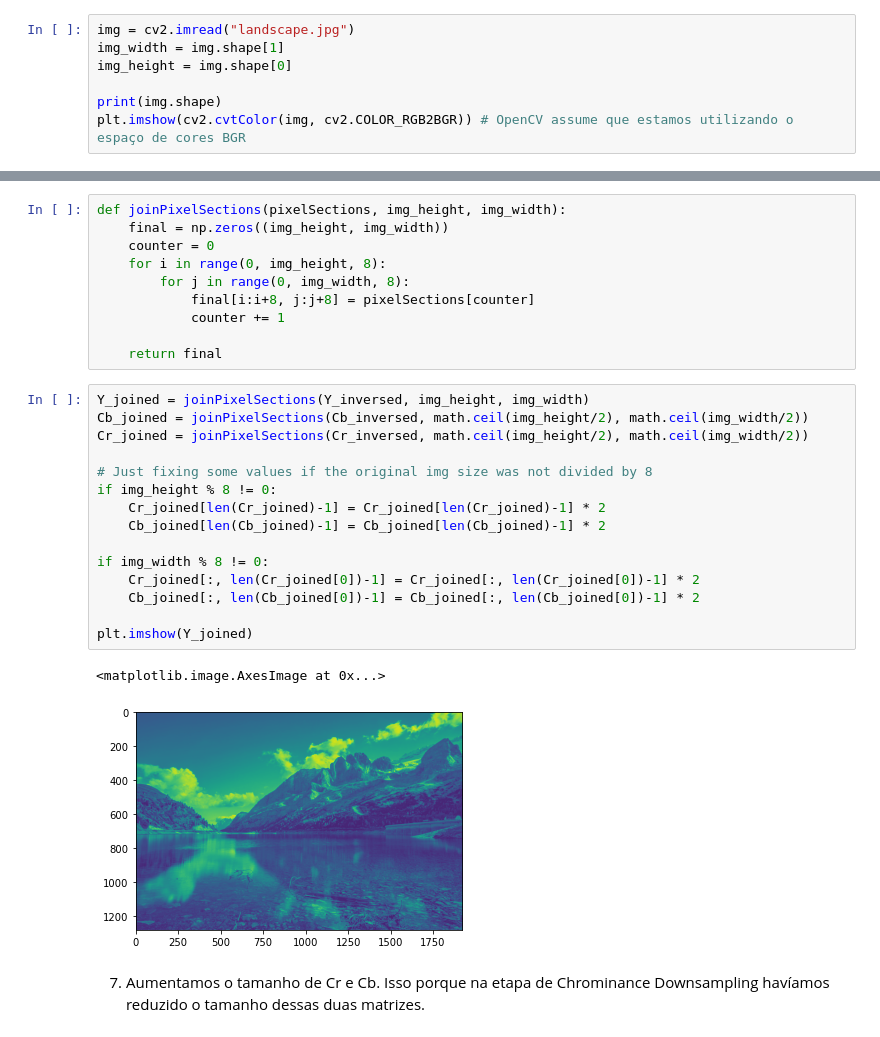
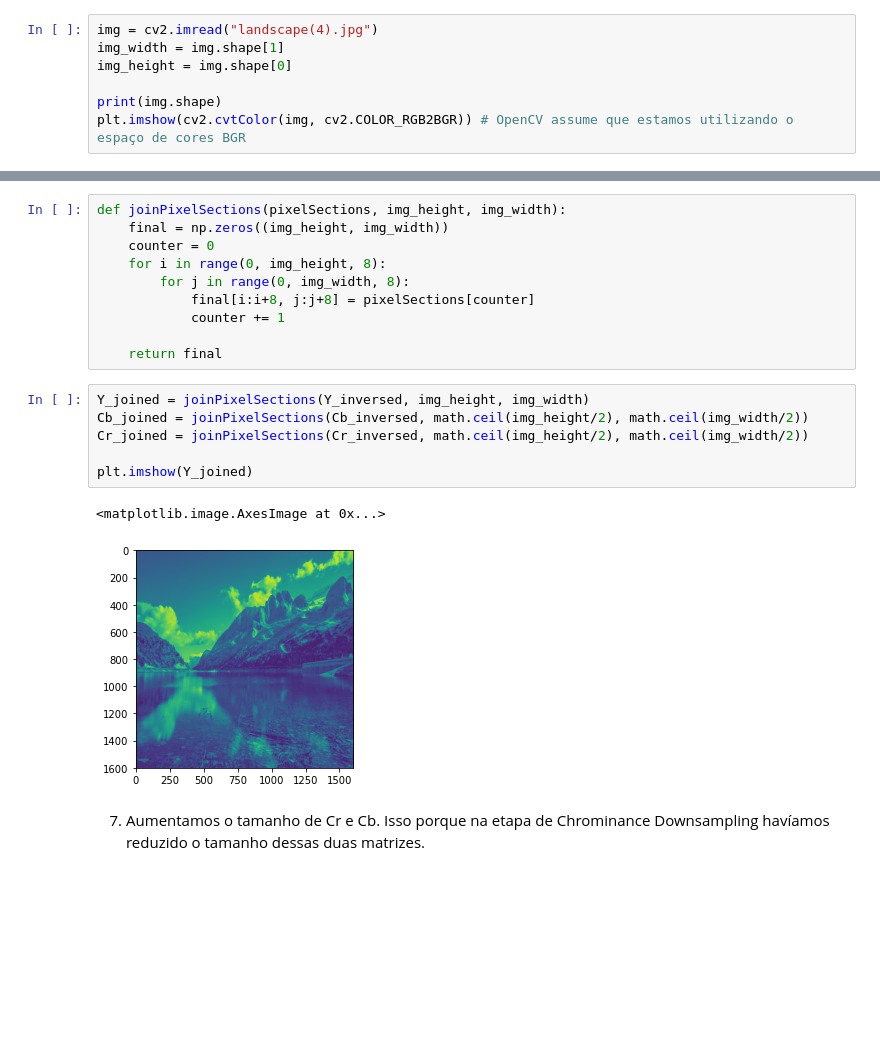
Before and after one commit to luiz-couto/image-compressor, a Jupyter notebook: img-compressor.ipynb, the cells around one changed output, grey strips where cells are left out. Drawn from its saved outputs; the diff is of its cells as text; blank space fills up the shorter version.

```diff
--- a/img-compressor.ipynb
+++ b/img-compressor.ipynb
@@ -26,7 +26,7 @@ def split(matrix, num):
 ## Inicialização
 Vamos começar carregando a imagem que será utilizada no processo de compressão, além de definir váriaveis globais que serão utlizadas ao longo do notebook.
 # %%
-img = cv2.imread("landscape.jpg")
+img = cv2.imread("landscape(4).jpg")
 img_width = img.shape[1]
 img_height = img.shape[0]
 
@@ -570,21 +570,12 @@ def joinPixelSections(pixelSections, img_height, img_width):
 # %%
 Y_joined = joinPixelSections(Y_inversed, img_height, img_width)
 Cb_joined = joinPixelSections(Cb_inversed, math.ceil(img_height/2), math.ceil(img_width/2))
 Cr_joined = joinPixelSections(Cr_inversed, math.ceil(img_height/2), math.ceil(img_width/2))
 
-# Just fixing some values if the original img size was not divided by 8
-if img_height % 8 != 0:
-    Cr_joined[len(Cr_joined)-1] = Cr_joined[len(Cr_joined)-1] * 2
-    Cb_joined[len(Cb_joined)-1] = Cb_joined[len(Cb_joined)-1] * 2
-
-if img_width % 8 != 0:
-    Cr_joined[:, len(Cr_joined[0])-1] = Cr_joined[:, len(Cr_joined[0])-1] * 2
-    Cb_joined[:, len(Cb_joined[0])-1] = Cb_joined[:, len(Cb_joined[0])-1] * 2
-
 plt.imshow(Y_joined)
 # %% [output]
 <matplotlib.image.AxesImage at 0x...>
-[figure, old version]
+[figure, new version]
 # %% [markdown]
 7. Aumentamos o tamanho de Cr e Cb. Isso porque na etapa de Chrominance Downsampling havíamos reduzido o tamanho dessas duas matrizes.
 # %%
```
Also changed, not shown: parts of 8 cells of this notebook.
